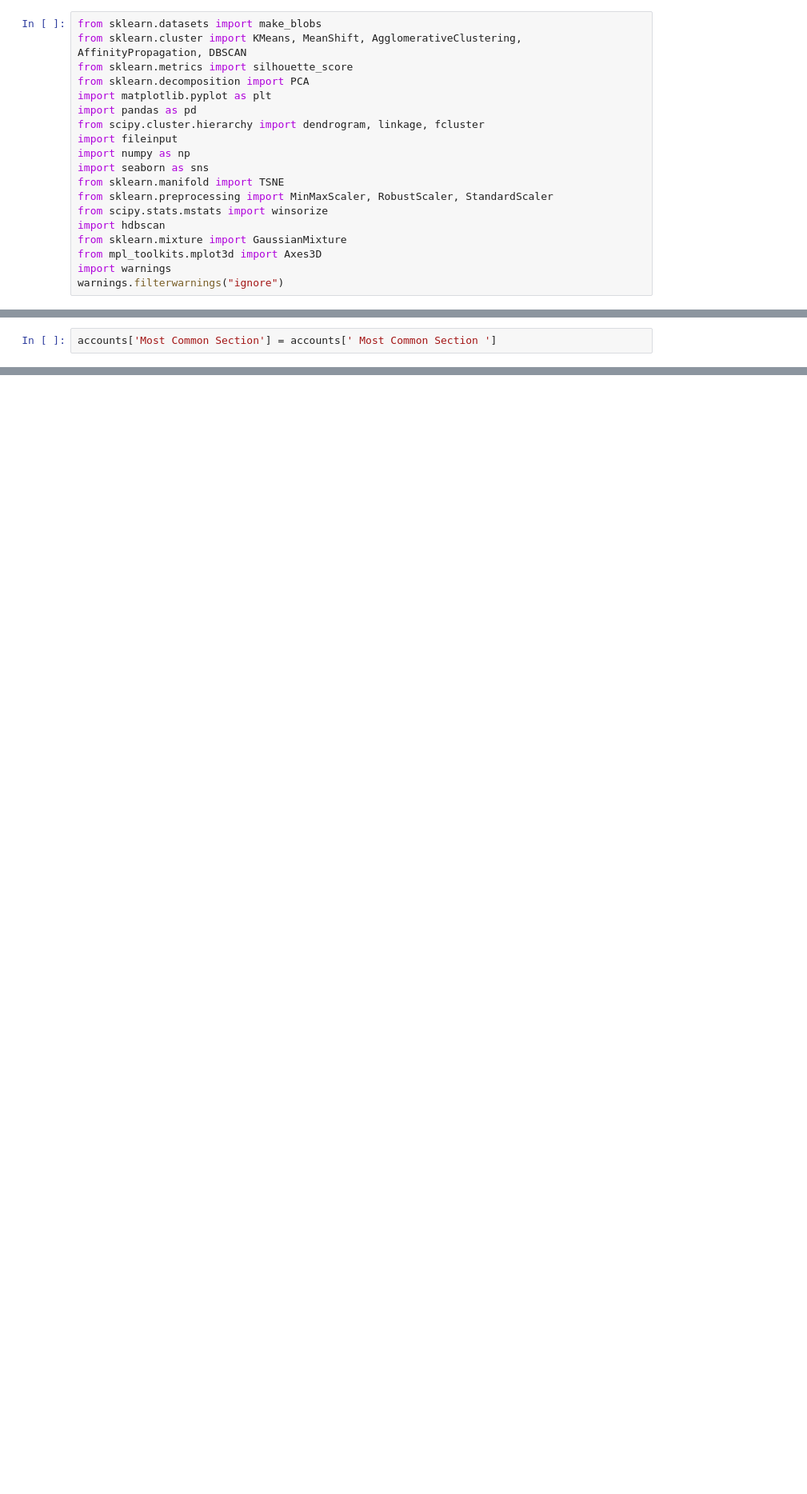
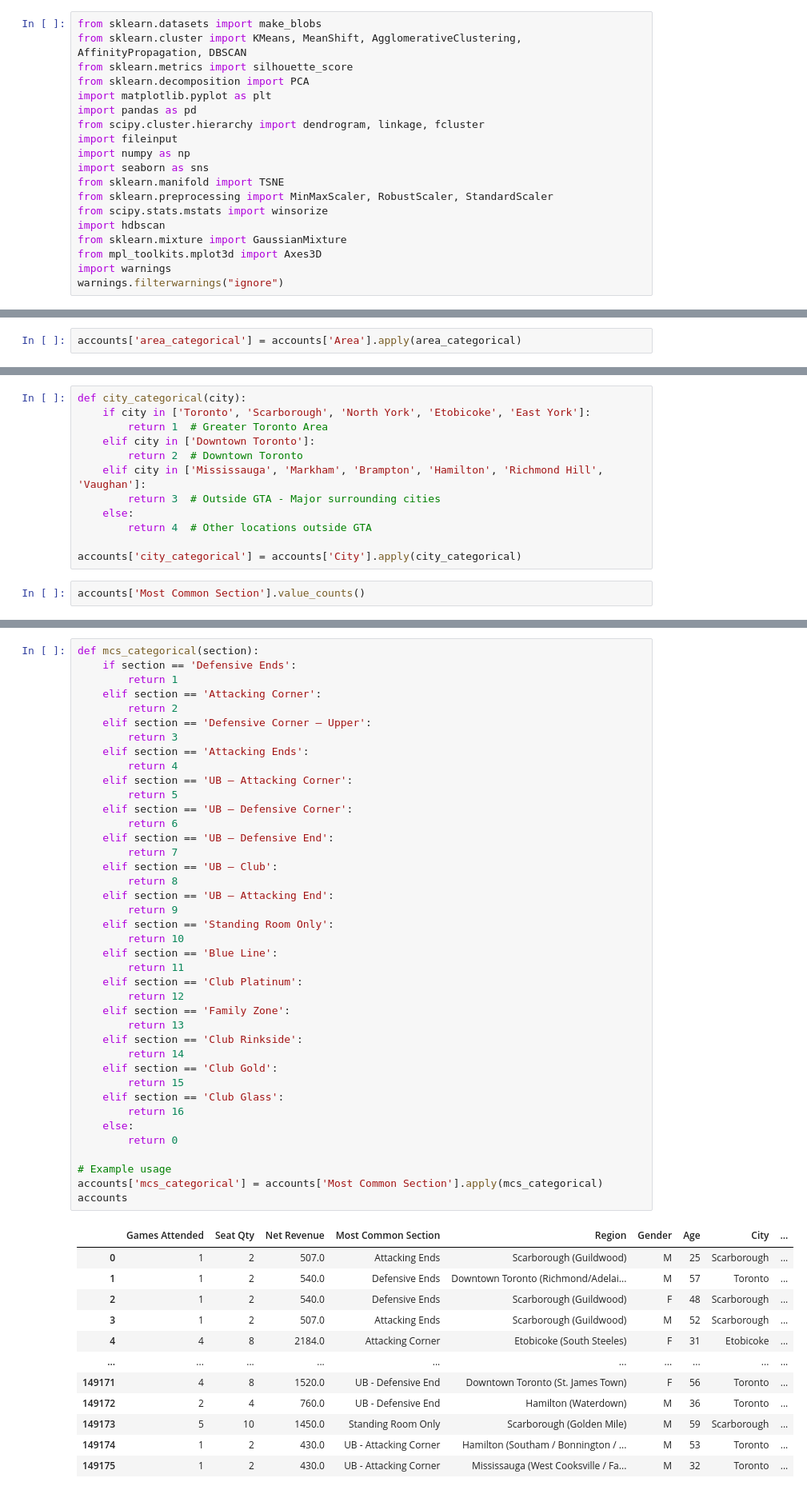
Before and after one commit to mn42899/data_scienceii, a Jupyter notebook: group_project.ipynb, the cells around one changed output, grey strips where cells are left out. Shown at 80% size. Cells and saved outputs as stored; diff of their text form; blank space fills up the shorter version.

```diff
--- a/group_project.ipynb
+++ b/group_project.ipynb
@@ -78,0 +105,2 @@ Index(['Acc #', 'Games Attended', 'Seat Qty', 'Net Revenue',
+# %%
+accounts['area_categorical'] = accounts['Area'].apply(area_categorical)
@@ -79,2 +127,14 @@ Index(['Acc #', 'Games Attended', 'Seat Qty', 'Net Revenue',
+# %%
+def city_categorical(city):
+    if city in ['Toronto', 'Scarborough', 'North York', 'Etobicoke', 'East York']:
+        return 1  # Greater Toronto Area
+    elif city in ['Downtown Toronto']:
+        return 2  # Downtown Toronto
+    elif city in ['Mississauga', 'Markham', 'Brampton', 'Hamilton', 'Richmond Hill', 'Vaughan']:
+        return 3  # Outside GTA - Major surrounding cities
+    else:
+        return 4  # Other locations outside GTA
+
+accounts['city_categorical'] = accounts['City'].apply(city_categorical)
 # %%
-accounts['Most Common Section'] = accounts[' Most Common Section ']
+accounts['Most Common Section'].value_counts()
@@ -112,0 +160,53 @@ None
+# %%
+def mcs_categorical(section):
+    if section == 'Defensive Ends':
+        return 1
+    elif section == 'Attacking Corner':
+        return 2
+    elif section == 'Defensive Corner – Upper':
+        return 3
+    elif section == 'Attacking Ends':
+        return 4
+    elif section == 'UB – Attacking Corner':
+        return 5
+    elif section == 'UB – Defensive Corner':
+        return 6
+    elif section == 'UB – Defensive End':
+        return 7
+    elif section == 'UB – Club':
+        return 8
+    elif section == 'UB – Attacking End':
+        return 9
+    elif section == 'Standing Room Only':
+        return 10
+    elif section == 'Blue Line':
+        return 11
+    elif section == 'Club Platinum':
+        return 12
+    elif section == 'Family Zone':
+        return 13
+    elif section == 'Club Rinkside':
+        return 14
+    elif section == 'Club Gold':
+        return 15
+    elif section == 'Club Glass':
+        return 16
+    else:
+        return 0
+
+# Example usage
+accounts['mcs_categorical'] = accounts['Most Common Section'].apply(mcs_categorical)
+accounts
+# %% [output]
+|  | Games Attended | Seat Qty | Net Revenue | Most Common Section | Region | Gender | Age | City | ... |
+| 0 | 1 | 2 | 507.0 | Attacking Ends | Scarborough (Guildwood) | M | 25 | Scarborough | ... |
+| 1 | 1 | 2 | 540.0 | Defensive Ends | Downtown Toronto (Richmond/Adelai... | M | 57 | Toronto | ... |
+| 2 | 1 | 2 | 540.0 | Defensive Ends | Scarborough (Guildwood) | F | 48 | Scarborough | ... |
+| 3 | 1 | 2 | 507.0 | Attacking Ends | Scarborough (Guildwood) | M | 52 | Scarborough | ... |
+| 4 | 4 | 8 | 2184.0 | Attacking Corner | Etobicoke (South Steeles) | F | 31 | Etobicoke | ... |
+| ... | ... | ... | ... | ... | ... | ... | ... | ... | ... |
+| 149171 | 4 | 8 | 1520.0 | UB - Defensive End | Downtown Toronto (St. James Town) | F | 56 | Toronto | ... |
+| 149172 | 2 | 4 | 760.0 | UB - Defensive End | Hamilton (Waterdown) | M | 36 | Toronto | ... |
+| 149173 | 5 | 10 | 1450.0 | Standing Room Only | Scarborough (Golden Mile) | M | 59 | Scarborough | ... |
+| 149174 | 1 | 2 | 430.0 | UB - Attacking Corner | Hamilton (Southam / Bonnington / ... | M | 53 | Toronto | ... |
+| 149175 | 1 | 2 | 430.0 | UB - Attacking Corner | Mississauga (West Cooksville / Fa... | M | 32 | Toronto | ... |
```
Also changed, not shown: parts of 35 cells of this notebook.
